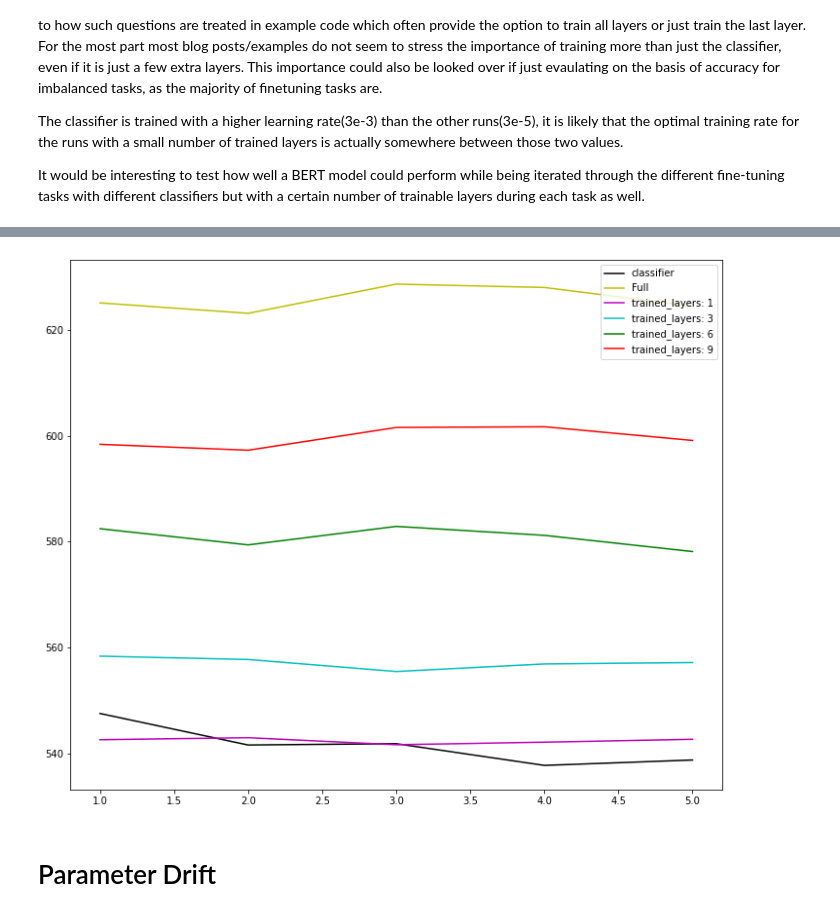
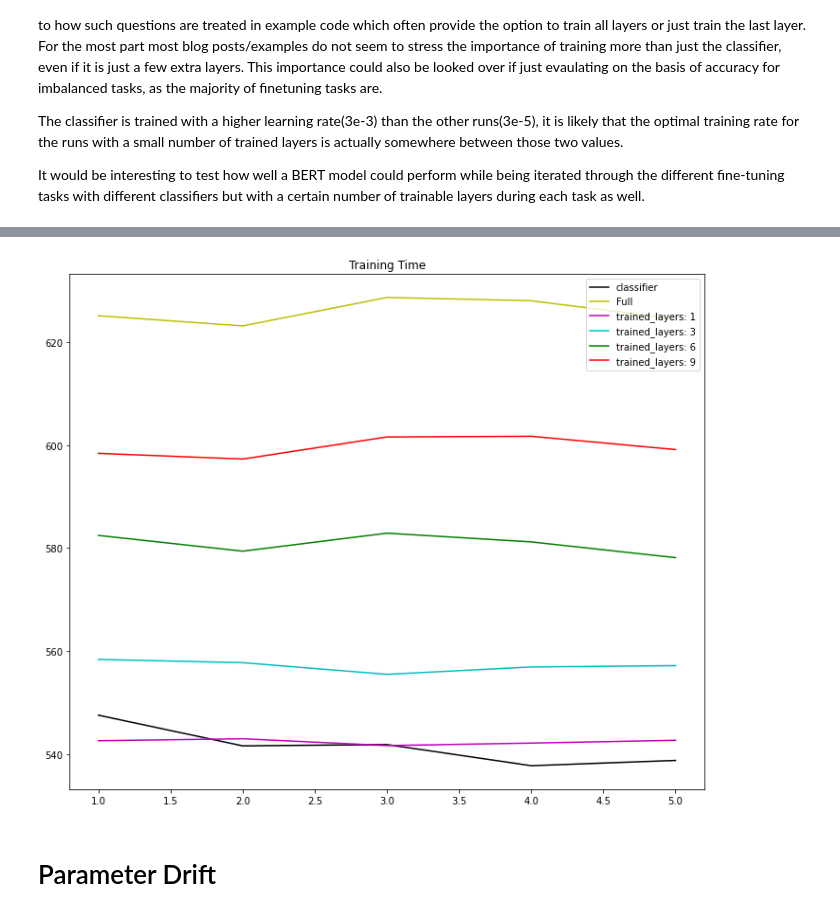
Before and after one commit to johncookds/FineTuningNLPModels, a Jupyter notebook: Bert NER Testing.ipynb, the cells around one changed output, grey strips where cells are left out. Cells and saved outputs as stored; diff of their text form; code cells hidden in the pictures.

```diff
--- a/Bert NER Testing.ipynb
+++ b/Bert NER Testing.ipynb
@@ -82,18 +85,19 @@ plt.show()
 # %%
 # training time
 colors = list("rgcmyk")
 plot_key = 'time'
 clses = []
 plt.figure(figsize = (12,10))
 for cls in data_dict.keys():
     clses.append(cls)
     y = data_dict[cls][plot_key]
     x = range(1,len(y)+1)
     plt.plot(x,y, color = colors.pop())
 plt.legend(clses)
+plt.title('Training Time')
 plt.show()
 # %% [output]
-[figure, old version]
+[figure, new version]
 # %% [markdown]
 # Parameter Drift
 # %% [markdown]
```
Also changed, not shown: parts of 3 cells of this notebook.
